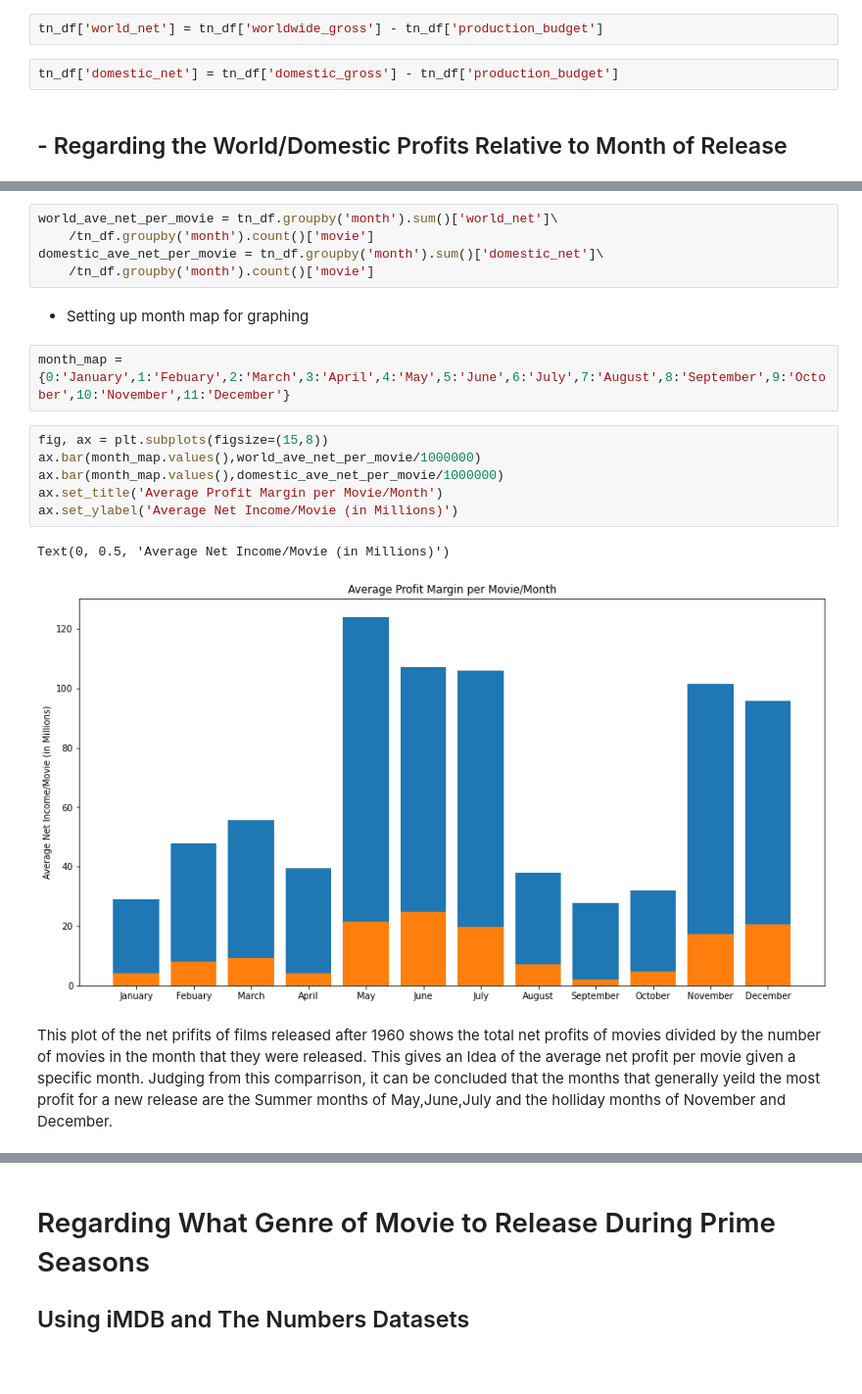
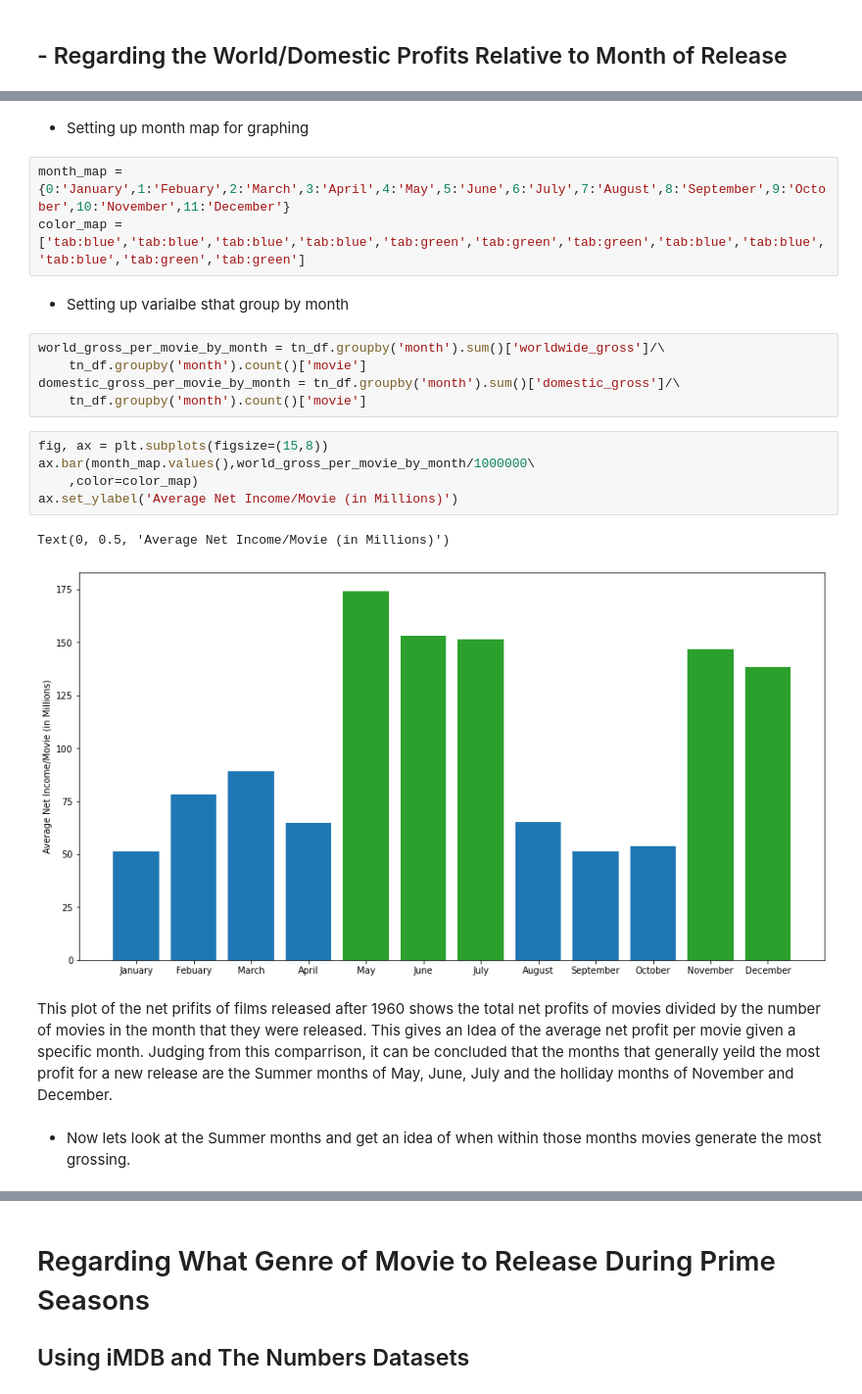
Before and after one commit to JCherryA050/phase_1_project, a Jupyter notebook: working_notebooks/project_notebook_ajc.ipynb, the cells around one changed output, grey strips where cells are left out. Shown: that part at 98% size. Cells and saved outputs as stored; diff of their text form; blank space fills up the shorter version.

Commit message:
Added final images for the slide teck and updated the analysis in my workbook

```diff
--- a/working_notebooks/project_notebook_ajc.ipynb
+++ b/working_notebooks/project_notebook_ajc.ipynb
@@ -90,6 +86,2 @@ tn_df = tn_df[tn_df['domestic_gross'] > 0.0]
-# %%
-tn_df['world_net'] = tn_df['worldwide_gross'] - tn_df['production_budget']
-# %%
-tn_df['domestic_net'] = tn_df['domestic_gross'] - tn_df['production_budget']
 # %% [markdown]
 ## - Regarding the World/Domestic Profits Relative to Month of Release
@@ -98,20 +88,24 @@ tn_df['domestic_net'] = tn_df['domestic_gross'] - tn_df['production_budget']
-# %%
-world_ave_net_per_movie = tn_df.groupby('month').sum()['world_net']\
-    /tn_df.groupby('month').count()['movie']
-domestic_ave_net_per_movie = tn_df.groupby('month').sum()['domestic_net']\
-    /tn_df.groupby('month').count()['movie']
 # %% [markdown]
 - Setting up month map for graphing
 # %%
 month_map = {0:'January',1:'Febuary',2:'March',3:'April',4:'May',5:'June',6:'July',7:'August',8:'September',9:'October',10:'November',11:'December'}
+color_map = ['tab:blue','tab:blue','tab:blue','tab:blue','tab:green','tab:green','tab:green','tab:blue','tab:blue','tab:blue','tab:green','tab:green']
+# %% [markdown]
+- Setting up varialbe sthat group by month
+# %%
+world_gross_per_movie_by_month = tn_df.groupby('month').sum()['worldwide_gross']/\
+    tn_df.groupby('month').count()['movie']
+domestic_gross_per_movie_by_month = tn_df.groupby('month').sum()['domestic_gross']/\
+    tn_df.groupby('month').count()['movie']
 # %%
 fig, ax = plt.subplots(figsize=(15,8))
-ax.bar(month_map.values(),world_ave_net_per_movie/1000000)
-ax.bar(month_map.values(),domestic_ave_net_per_movie/1000000)
-ax.set_title('Average Profit Margin per Movie/Month')
+ax.bar(month_map.values(),world_gross_per_movie_by_month/1000000\
+    ,color=color_map)
 ax.set_ylabel('Average Net Income/Movie (in Millions)')
 # %% [output]
 Text(0, 0.5, 'Average Net Income/Movie (in Millions)')
-[figure, old version]
+[figure, new version]
 # %% [markdown]
-This plot of the net prifits of films released after 1960 shows the total net profits of movies divided by the number of movies in the month that they were released. This gives an Idea of the average net profit per movie given a specific month. Judging from this comparrison, it can be concluded that the months that generally yeild the most profit for a new release are the Summer months of May,June,July and the holliday months of November and December.
+This plot of the net prifits of films released after 1960 shows the total net profits of movies divided by the number of movies in the month that they were released. This gives an Idea of the average net profit per movie given a specific month. Judging from this comparrison, it can be concluded that the months that generally yeild the most profit for a new release are the Summer months of May, June, July and the holliday months of November and December.
+# %% [markdown]
+- Now lets look at the Summer months and get an idea of when within those months movies generate the most grossing.
```
Also changed, not shown: parts of 23 cells of this notebook, 4 other files.
